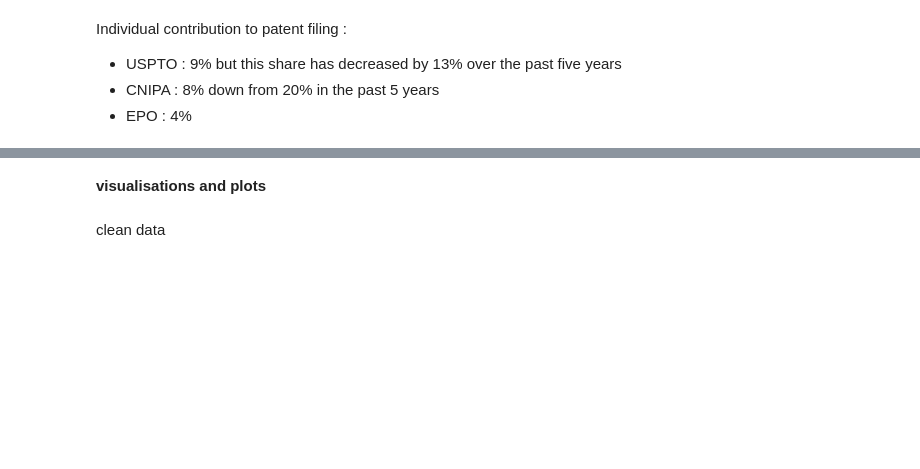
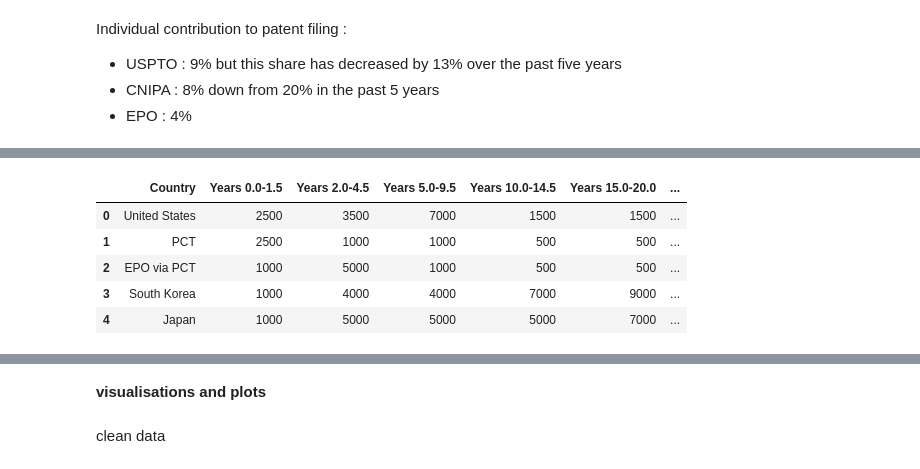
Before and after one commit to tasnim2410/technology-trend-analysis, a Jupyter notebook: DataPreparationForR.ipynb, the cells around one changed output, grey strips where cells are left out. Drawn from its saved outputs; the diff is of its cells as text; code cells hidden in the pictures; blank space fills up the shorter version.

Commit message:
added cost analysis and growth rate

```diff
--- a/DataPreparationForR.ipynb
+++ b/DataPreparationForR.ipynb
@@ -930,0 +838,3 @@ innovation_cycle
+# %%
+country_codes = pd.read_excel('market_cost.xlsx' , sheet_name="country codes")
+cost_over_time = pd.read_excel('market_cost.xlsx' , sheet_name='patent-costs-by-country-csv-fil')
@@ -930,0 +843,9 @@ innovation_cycle
+# %%
+cost_over_time.head()
+# %% [output]
+|  | Country | Years 0.0-1.5 | Years 2.0-4.5 | Years 5.0-9.5 | Years 10.0-14.5 | Years 15.0-20.0 | ... |
+| 0 | United States | 2500 | 3500 | 7000 | 1500 | 1500 | ... |
+| 1 | PCT | 2500 | 1000 | 1000 | 500 | 500 | ... |
+| 2 | EPO via PCT | 1000 | 5000 | 1000 | 500 | 500 | ... |
+| 3 | South Korea | 1000 | 4000 | 4000 | 7000 | 9000 | ... |
+| 4 | Japan | 1000 | 5000 | 5000 | 5000 | 7000 | ... |
```
Also changed, not shown: parts of 77 cells of this notebook, 7 other files.
